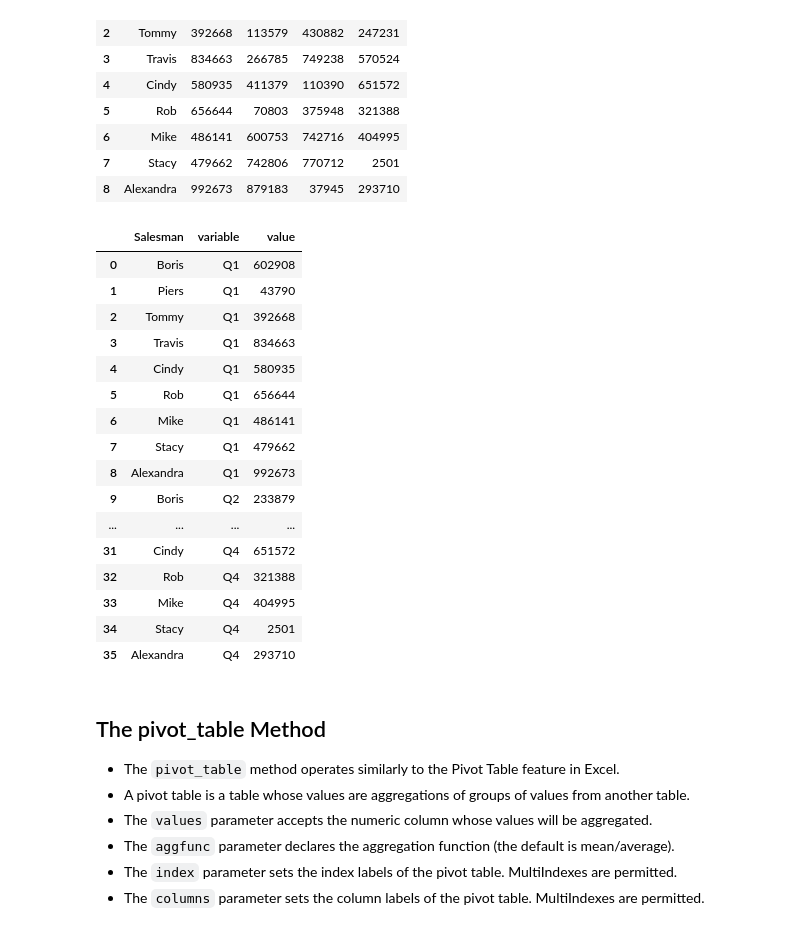
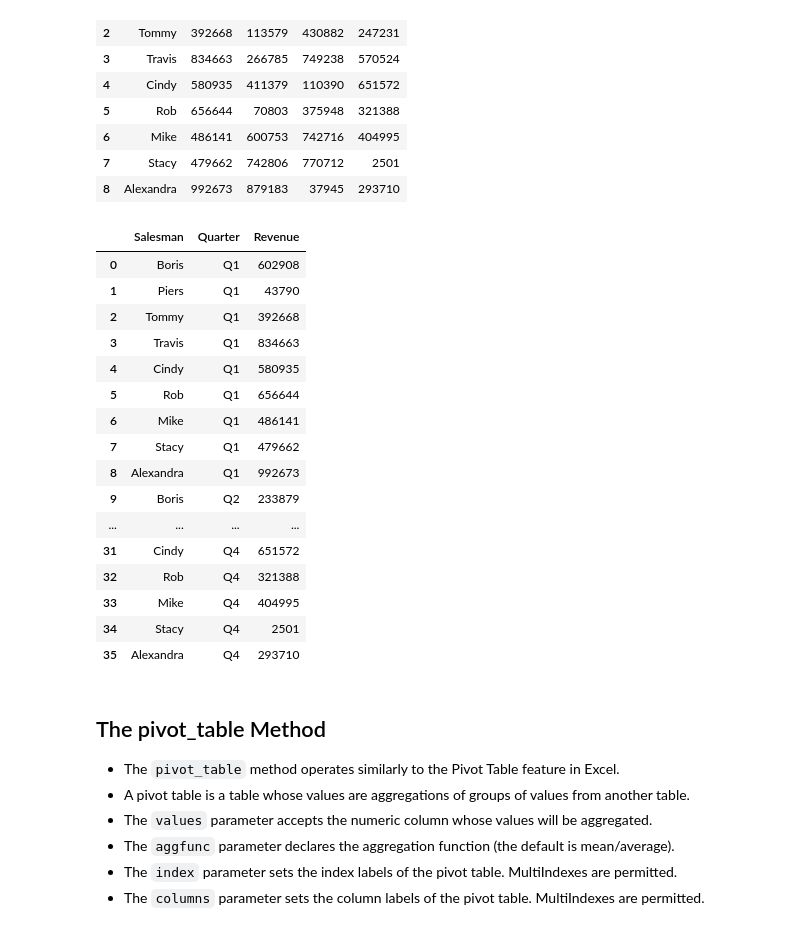
Before and after one commit to bocongamco/jupyter_learning, a Jupyter notebook: 08 - MultiIndex.ipynb, the cells around one changed output. Saved outputs shown, nothing was run; the diff lists cells and outputs as text; code cells hidden in the pictures.

```diff
--- a/08 - MultiIndex.ipynb
+++ b/08 - MultiIndex.ipynb
@@ -369,9 +369,9 @@ quarters
 | 7 | Stacy | 479662 | 742806 | 770712 | 2501 |
 | 8 | Alexandra | 992673 | 879183 | 37945 | 293710 |
 # %%
-quarters.melt(id_vars="Salesman")
+quarters.melt(id_vars="Salesman",var_name="Quarter",value_name="Revenue")
 # %% [output]
-|  | Salesman | variable | value |
+|  | Salesman | Quarter | Revenue |
 | 0 | Boris | Q1 | 602908 |
 | 1 | Piers | Q1 | 43790 |
 | 2 | Tommy | Q1 | 392668 |
```
Also changed, not shown: parts of 2 cells of this notebook.
